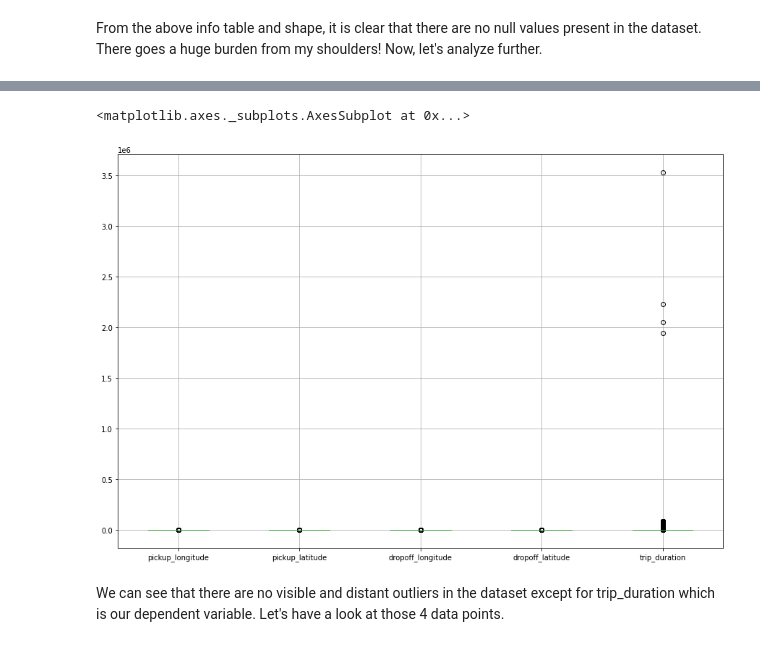
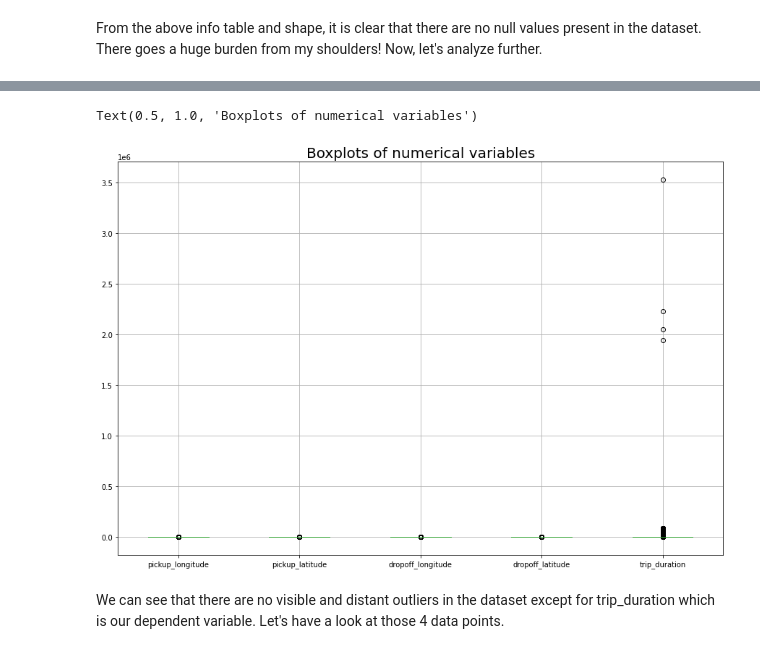
Before and after one commit to Subhajit53/NYC-Taxi-Trip-Time-Prediction, a Jupyter notebook: NYC_Taxi_Trip_Time_Prediction_Colab_Notebook.ipynb, the cells around one changed output, grey strips where cells are left out. Cells and saved outputs as stored; diff of their text form; code cells hidden in the pictures.

```diff
--- a/NYC_Taxi_Trip_Time_Prediction_Colab_Notebook.ipynb
+++ b/NYC_Taxi_Trip_Time_Prediction_Colab_Notebook.ipynb
@@ -133,10 +133,11 @@ taxi_df.describe(include = 'all')
 # %%
 # Plot a boxplot to get an idea of absurd values
 plt.figure(figsize=(15,10))
 taxi_df[['pickup_longitude', 'pickup_latitude', 'dropoff_longitude', 'dropoff_latitude', 'trip_duration']].boxplot()
+plt.title('Boxplots of numerical variables', fontsize = 20)
 # %% [output]
-<matplotlib.axes._subplots.AxesSubplot at 0x...>
+Text(0.5, 1.0, 'Boxplots of numerical variables')
-[figure, old version]
+[figure, new version]
 # %% [markdown]
 We can see that there are no visible and distant outliers in the dataset except for trip_duration which is our dependent variable. Let's have a look at those 4 data points.
 # %%
```
Also changed, not shown: parts of 7 cells of this notebook.
